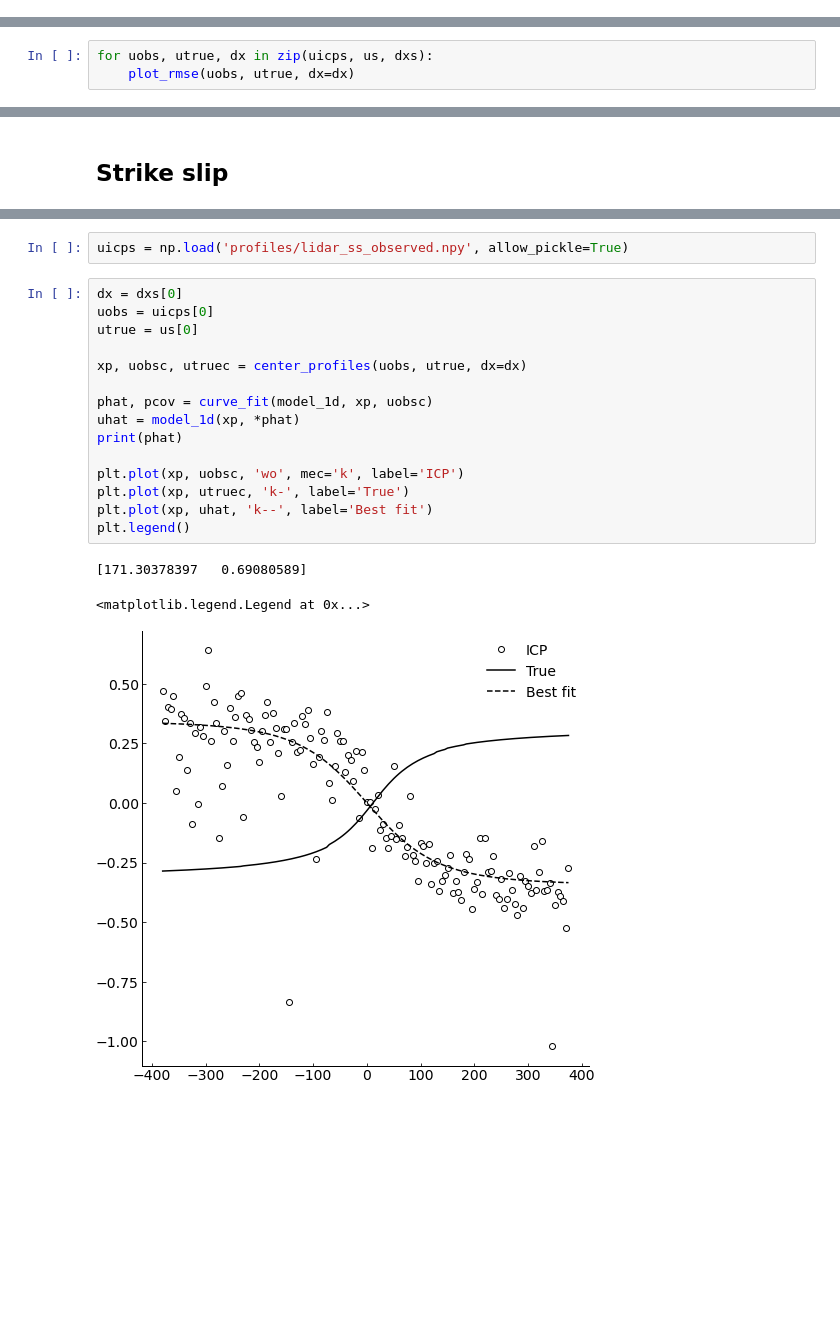
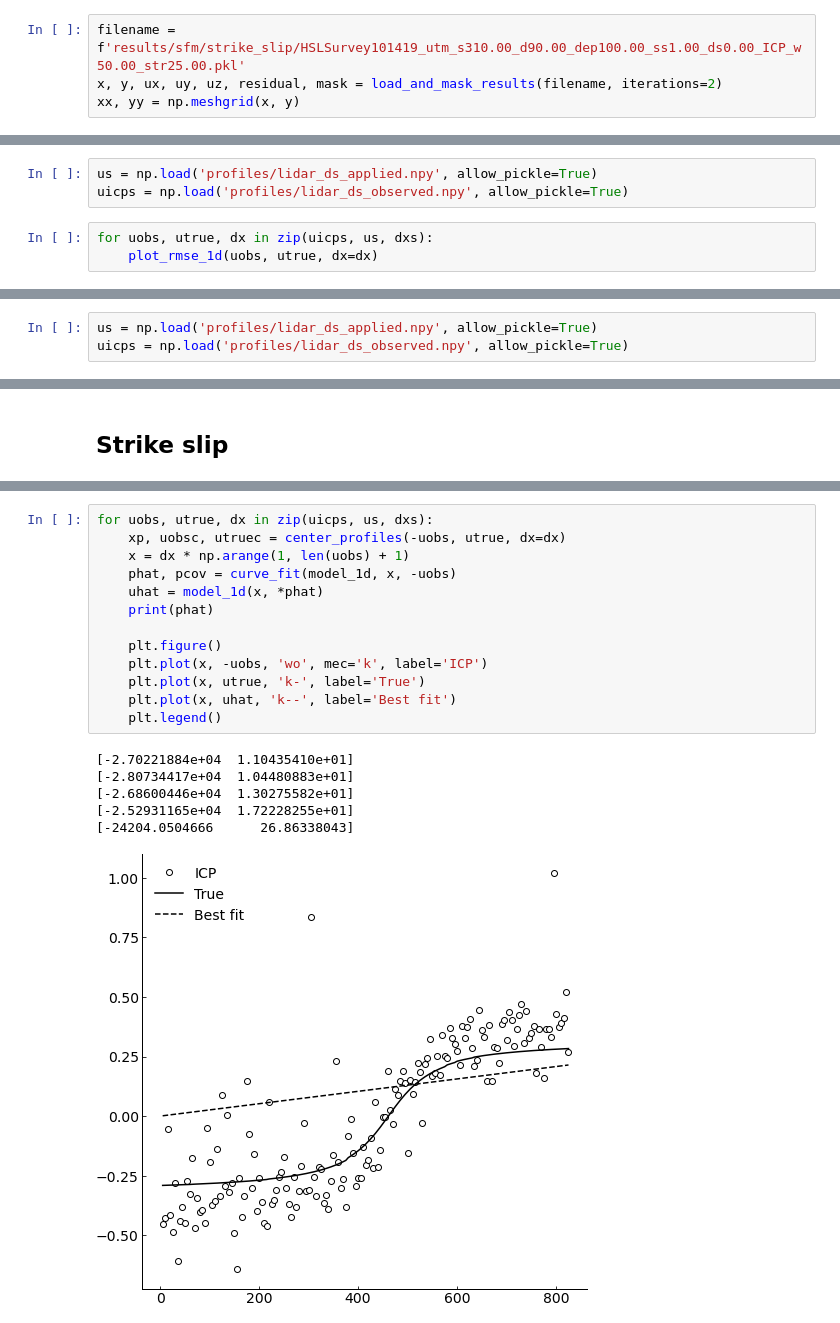
Before and after one commit to stgl/PointCloudDislocation, a Jupyter notebook: model-fitting-lidar.ipynb, the cells around one changed output, grey strips where cells are left out. Saved outputs shown, nothing was run; the diff lists cells and outputs as text; blank space fills up the shorter version.

```diff
--- a/model-fitting-lidar.ipynb
+++ b/model-fitting-lidar.ipynb
@@ -19,0 +18,4 @@ ORIGIN_Y = 4164942
+# %%
+filename = f'results/sfm/strike_slip/HSLSurvey101419_utm_s310.00_d90.00_dep100.00_ss1.00_ds0.00_ICP_w50.00_str25.00.pkl'
+x, y, ux, uy, uz, residual, mask = load_and_mask_results(filename, iterations=2)
+xx, yy = np.meshgrid(x, y)
@@ -122,7 +239,10 @@ def plot_rmse(uobs, utrue, dx=25):
     print(f'Min. RMSE: dx = {dx:.1f} m depth = {depths[i]:.1f} m, slip = {slips[j]:.1f} m, RMSE = {rmses[i, j]:.2f} m')
+# %%
+us = np.load('profiles/lidar_ds_applied.npy', allow_pickle=True)
+uicps = np.load('profiles/lidar_ds_observed.npy', allow_pickle=True)
 # %%
 for uobs, utrue, dx in zip(uicps, us, dxs):
-    plot_rmse(uobs, utrue, dx=dx)
+    plot_rmse_1d(uobs, utrue, dx=dx)
 # %% [output]
 Min. RMSE: dx = 5.0 m depth = -75.7 m, slip = 1.0 m, RMSE = 0.05 m
 Min. RMSE: dx = 12.5 m depth = -75.7 m, slip = 1.0 m, RMSE = 0.04 m
@@ -137,5 +455,8 @@ Min. RMSE: dx = 100.0 m depth = -212.1 m, slip = 1.4 m, RMSE = 0.11 m
 # %% [markdown]
 ## Bootstrap
+# %%
+us = np.load('profiles/lidar_ds_applied.npy', allow_pickle=True)
+uicps = np.load('profiles/lidar_ds_observed.npy', allow_pickle=True)
 # %%
 def get_bootstrap_dists(x, uobs, nboot=100, **kwargs):
     depths_b = []
@@ -245,21 +567,20 @@ us = np.load('profiles/lidar_ss_applied.npy', allow_pickle=True)
-# %%
-uicps = np.load('profiles/lidar_ss_observed.npy', allow_pickle=True)
 # %%
-dx = dxs[0]
-uobs = uicps[0]
-utrue = us[0]
+for uobs, utrue, dx in zip(uicps, us, dxs):
+    xp, uobsc, utruec = center_profiles(-uobs, utrue, dx=dx)
+    x = dx * np.arange(1, len(uobs) + 1)
+    phat, pcov = curve_fit(model_1d, x, -uobs)
+    uhat = model_1d(x, *phat)
+    print(phat)
 
-xp, uobsc, utruec = center_profiles(uobs, utrue, dx=dx)
-
-phat, pcov = curve_fit(model_1d, xp, uobsc)
-uhat = model_1d(xp, *phat)
-print(phat)
-
-plt.plot(xp, uobsc, 'wo', mec='k', label='ICP')
-plt.plot(xp, utruec, 'k-', label='True')
-plt.plot(xp, uhat, 'k--', label='Best fit')
-plt.legend()
+    plt.figure()
+    plt.plot(x, -uobs, 'wo', mec='k', label='ICP')
+    plt.plot(x, utrue, 'k-', label='True')
+    plt.plot(x, uhat, 'k--', label='Best fit')
+    plt.legend()
 # %% [output]
-[171.30378397   0.69080589]
+[-2.70221884e+04  1.10435410e+01]
+[-2.80734417e+04  1.04480883e+01]
+[-2.68600446e+04  1.30275582e+01]
+[-2.52931165e+04  1.72228255e+01]
+[-24204.0504666      26.86338043]
-<matplotlib.legend.Legend at 0x...>
-[figure, old version]
+[figure, new version]
```
Also changed, not shown: parts of 25 cells of this notebook.
